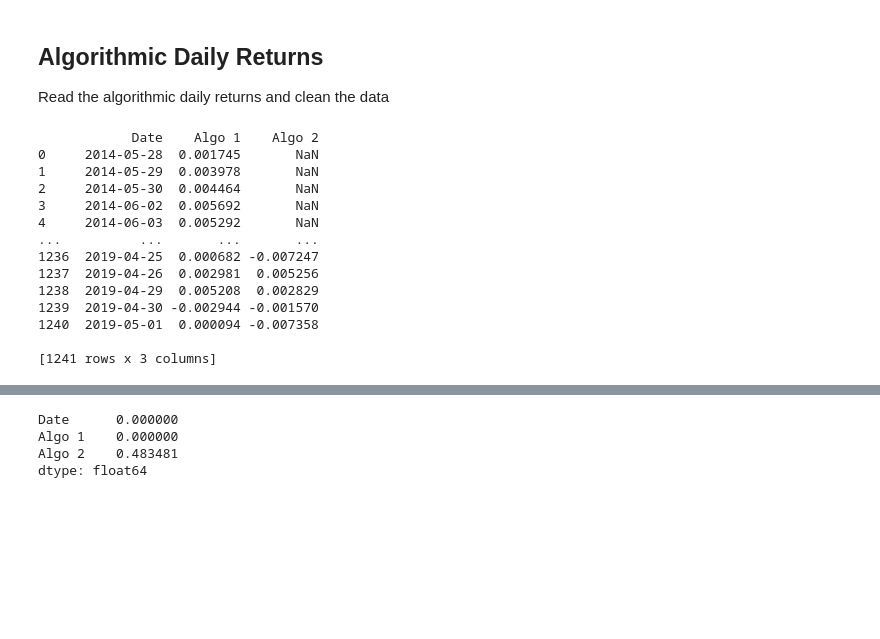
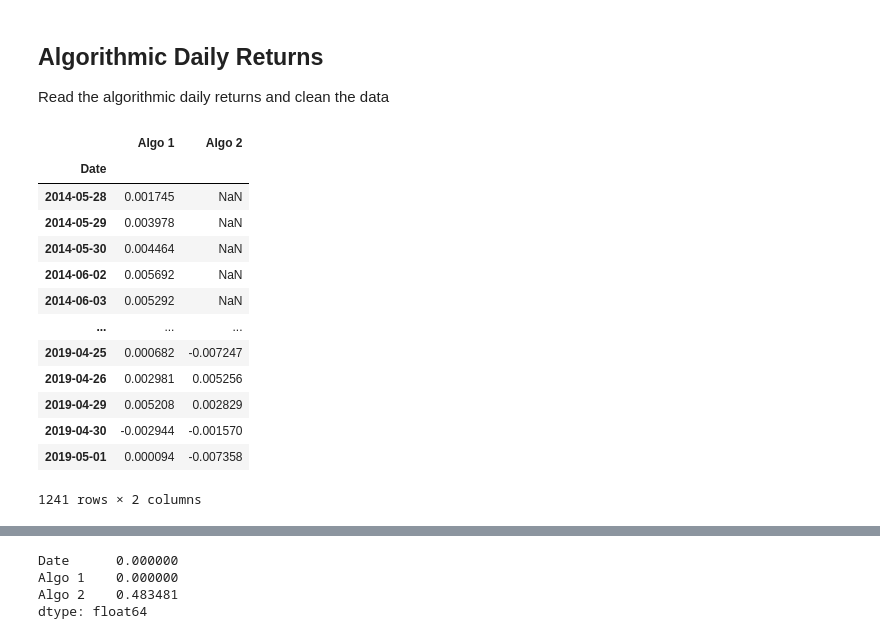
Before and after one commit to kimrodriguezFINTECH/AWHALE, a Jupyter notebook: whale_analysis.ipynb, the cells around one changed output, grey strips where cells are left out. Saved outputs shown, nothing was run; the diff lists cells and outputs as text; code cells hidden in the pictures; blank space fills up the shorter version.

```diff
--- a/whale_analysis.ipynb
+++ b/whale_analysis.ipynb
@@ -76,20 +73,20 @@ dtype: float64
 Read the algorithmic daily returns and clean the data
 # %%
 # Reading algorithmic returns
-algo = pd.read_csv("algo_returns.csv")
-print(algo)
+algo = pd.read_csv("algo_returns.csv", index_col="Date", parse_dates=True)
+algo
 # %% [output]
+|  | Algo 1 | Algo 2 |
+| Date |  |  |
+| 2014-05-28 | 0.001745 | NaN |
+| 2014-05-29 | 0.003978 | NaN |
+| 2014-05-30 | 0.004464 | NaN |
+| 2014-06-02 | 0.005692 | NaN |
+| 2014-06-03 | 0.005292 | NaN |
+| ... | ... | ... |
+| 2019-04-25 | 0.000682 | -0.007247 |
+| 2019-04-26 | 0.002981 | 0.005256 |
+| 2019-04-29 | 0.005208 | 0.002829 |
+| 2019-04-30 | -0.002944 | -0.001570 |
+| 2019-05-01 | 0.000094 | -0.007358 |
-            Date    Algo 1    Algo 2
-0     2014-05-28  0.001745       NaN
-1     2014-05-29  0.003978       NaN
-2     2014-05-30  0.004464       NaN
-3     2014-06-02  0.005692       NaN
-4     2014-06-03  0.005292       NaN
-...          ...       ...       ...
-1236  2019-04-25  0.000682 -0.007247
-1237  2019-04-26  0.002981  0.005256
-1238  2019-04-29  0.005208  0.002829
-1239  2019-04-30 -0.002944 -0.001570
-1240  2019-05-01  0.000094 -0.007358
-
-[1241 rows x 3 columns]
+1241 rows × 2 columns
```
Also changed, not shown: parts of 10 cells of this notebook.
